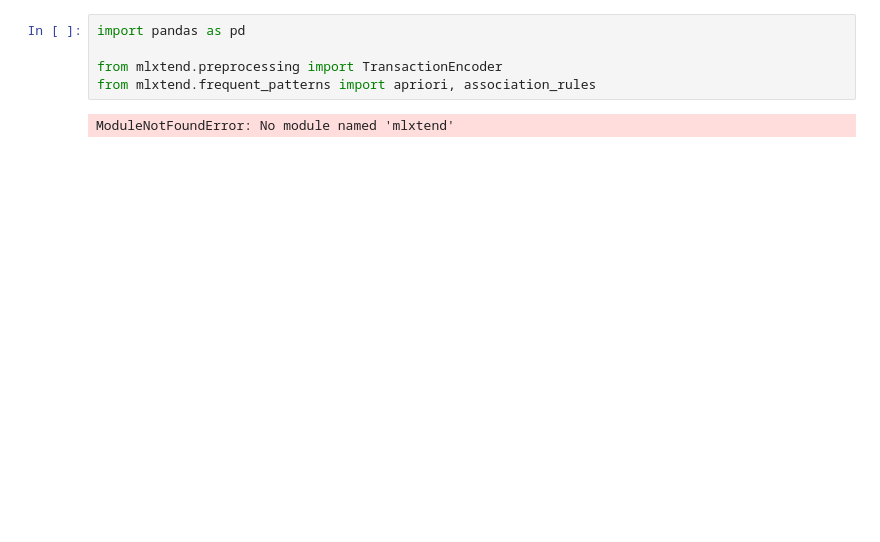
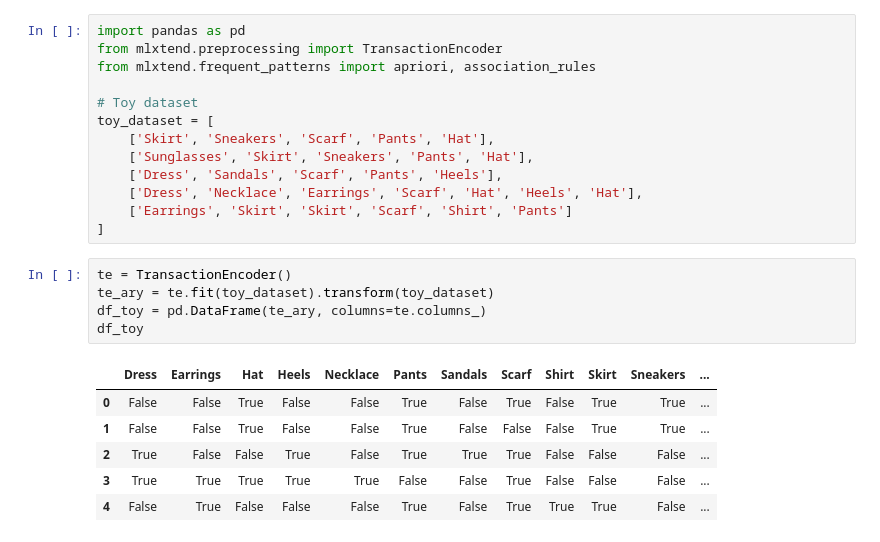
Before and after one commit to layali209/dataset, a Jupyter notebook: toy.ipynb, the cells around one changed output. Cells and saved outputs as stored; diff of their text form; blank space fills up the shorter version.

```diff
--- a/toy.ipynb
+++ b/toy.ipynb
@@ -1,7 +1,25 @@
 # %%
 import pandas as pd
-
 from mlxtend.preprocessing import TransactionEncoder
 from mlxtend.frequent_patterns import apriori, association_rules
+
+# Toy dataset
+toy_dataset = [
+    ['Skirt', 'Sneakers', 'Scarf', 'Pants', 'Hat'],
+    ['Sunglasses', 'Skirt', 'Sneakers', 'Pants', 'Hat'],
+    ['Dress', 'Sandals', 'Scarf', 'Pants', 'Heels'],
+    ['Dress', 'Necklace', 'Earrings', 'Scarf', 'Hat', 'Heels', 'Hat'],
+    ['Earrings', 'Skirt', 'Skirt', 'Scarf', 'Shirt', 'Pants']
+]
-# %% [output]
-ModuleNotFoundError: No module named 'mlxtend'
+# %%
+te = TransactionEncoder()
+te_ary = te.fit(toy_dataset).transform(toy_dataset)
+df_toy = pd.DataFrame(te_ary, columns=te.columns_)
+df_toy
+# %% [output]
+|  | Dress | Earrings | Hat | Heels | Necklace | Pants | Sandals | Scarf | Shirt | Skirt | Sneakers | ... |
+| 0 | False | False | True | False | False | True | False | True | False | True | True | ... |
+| 1 | False | False | True | False | False | True | False | False | False | True | True | ... |
+| 2 | True | False | False | True | False | True | True | True | False | False | False | ... |
+| 3 | True | True | True | True | True | False | False | True | False | False | False | ... |
+| 4 | False | True | False | False | False | True | False | True | True | True | False | ... |
```
Also changed, not shown: parts of 8 cells of this notebook.
